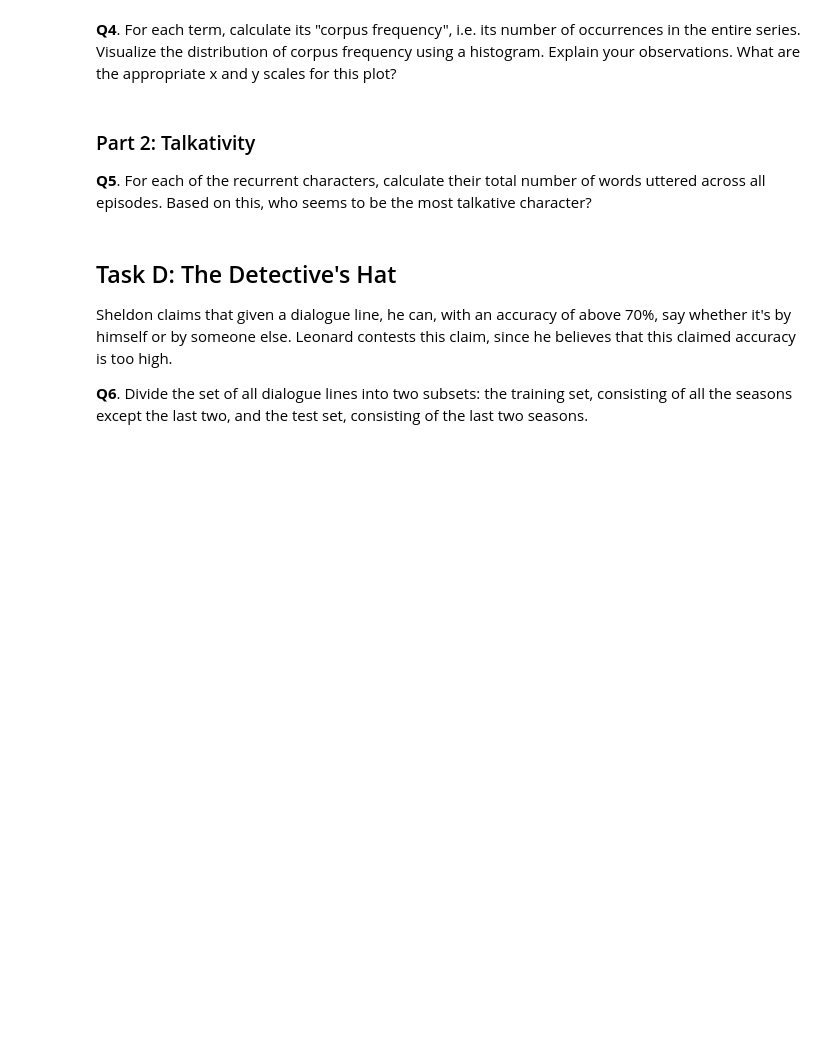
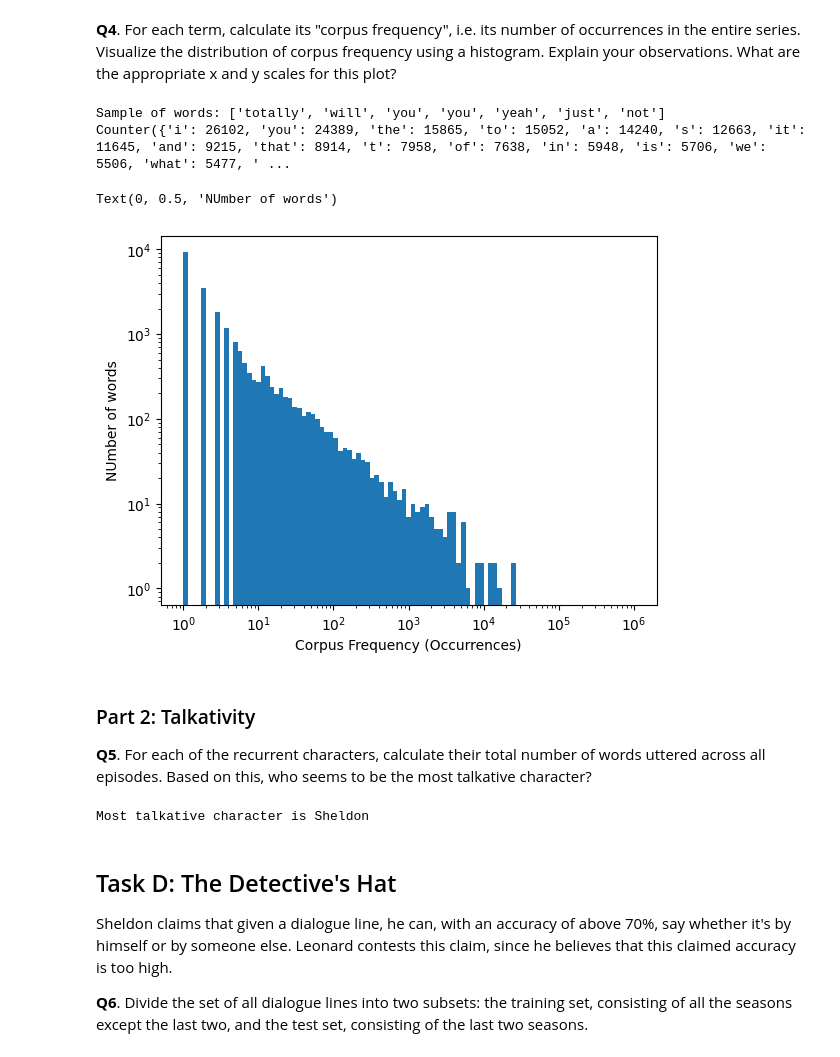
Before and after one commit to sevesoletizia/ADA, a Jupyter notebook: Exercises/09 - Handing text/Handling_text_exercise_2 SOL LETI.ipynb, the cells around one changed output. Cells and saved outputs as stored; diff of their text form; code cells hidden in the pictures; blank space fills up the shorter version.

```diff
--- a/Exercises/09 - Handing text/Handling_text_exercise_2 SOL LETI.ipynb
+++ b/Exercises/09 - Handing text/Handling_text_exercise_2 SOL LETI.ipynb
@@ -40,0 +120,9 @@ Our friends' argument concerns the entire show. We have given you a file in the
+# %%
+# your code goes here
+def clean(line):
+    for char in EXCLUDE_CHARS:
+        line = line.replace(char, " ")
+    return line.lower()
+
+lines['Line'] = lines['Line'].apply(clean)
+lines.head()
@@ -45,3 +138,28 @@ Our friends' argument concerns the entire show. We have given you a file in the
+# %%
+# your code goes here
+all_words = " ".join(lines['Line']).split()
+#  split() is tokenization step. It takes that one massive string and chops it back up into a list of individual words.
+# Because you already replaced punctuation with white space, .split() will treat every space as a "cut" point, leaving you with a clean list of only the words.
+
+from random import sample
+print(f'Sample of words: {sample(all_words,7)}')
+
+from collections import Counter
+words_count = Counter(all_words)
+print(words_count)
+
+freq = list(words_count.values())
+
+plt.hist(freq, bins=np.logspace(0, 6, 100))
+plt.xscale('log')
+plt.yscale('log')
+plt.xlabel('Corpus Frequency (Occurrences)')
+plt.ylabel('NUmber of words')
+# %% [output]
+Sample of words: ['totally', 'will', 'you', 'you', 'yeah', 'just', 'not']
+Counter({'i': 26102, 'you': 24389, 'the': 15865, 'to': 15052, 'a': 14240, 's': 12663, 'it': 11645, 'and': 9215, 'that': 8914, 't': 7958, 'of': 7638, 'in': 5948, 'is': 5706, 'we': 5506, 'what': 5477, ' ...
+Text(0, 0.5, 'NUmber of words')
+[figure, added]
 # %% [markdown]
 ### Part 2: Talkativity
 **Q5**. For each of the recurrent characters, calculate their total number of words uttered across all episodes. Based on this, who seems to be the most talkative character?
@@ -50,3 +166,10 @@ Our friends' argument concerns the entire show. We have given you a file in the
+# %%
+# your code goes here
+lines['Word_Count'] = lines['Line'].apply(lambda x: len(str(x).split()))
+words_per_char = lines.groupby(['Character'])['Word_Count'].sum().sort_values(ascending=False)
+print(f'Most talkative character is {words_per_char.index[0]}')
+# %% [output]
+Most talkative character is Sheldon
 # %% [markdown]
 ## Task D: The Detective's Hat
 
```
Also changed, not shown: parts of 14 cells of this notebook.
